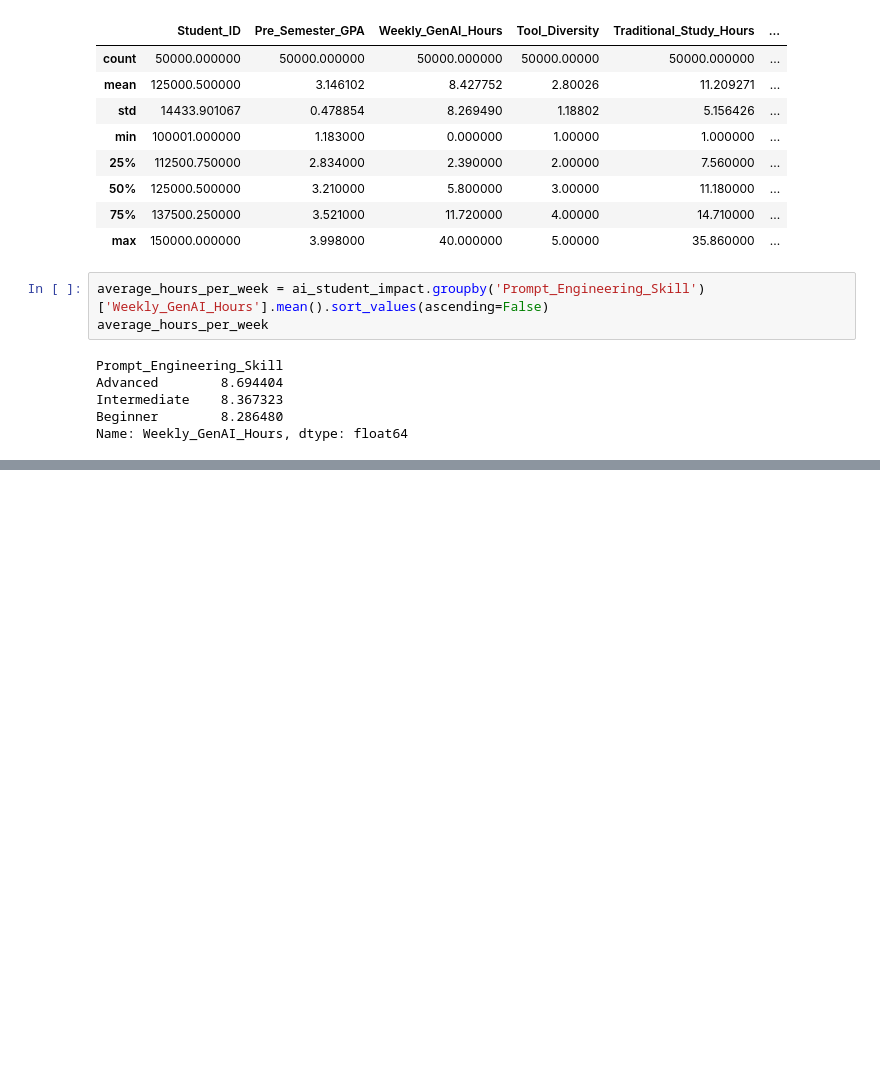
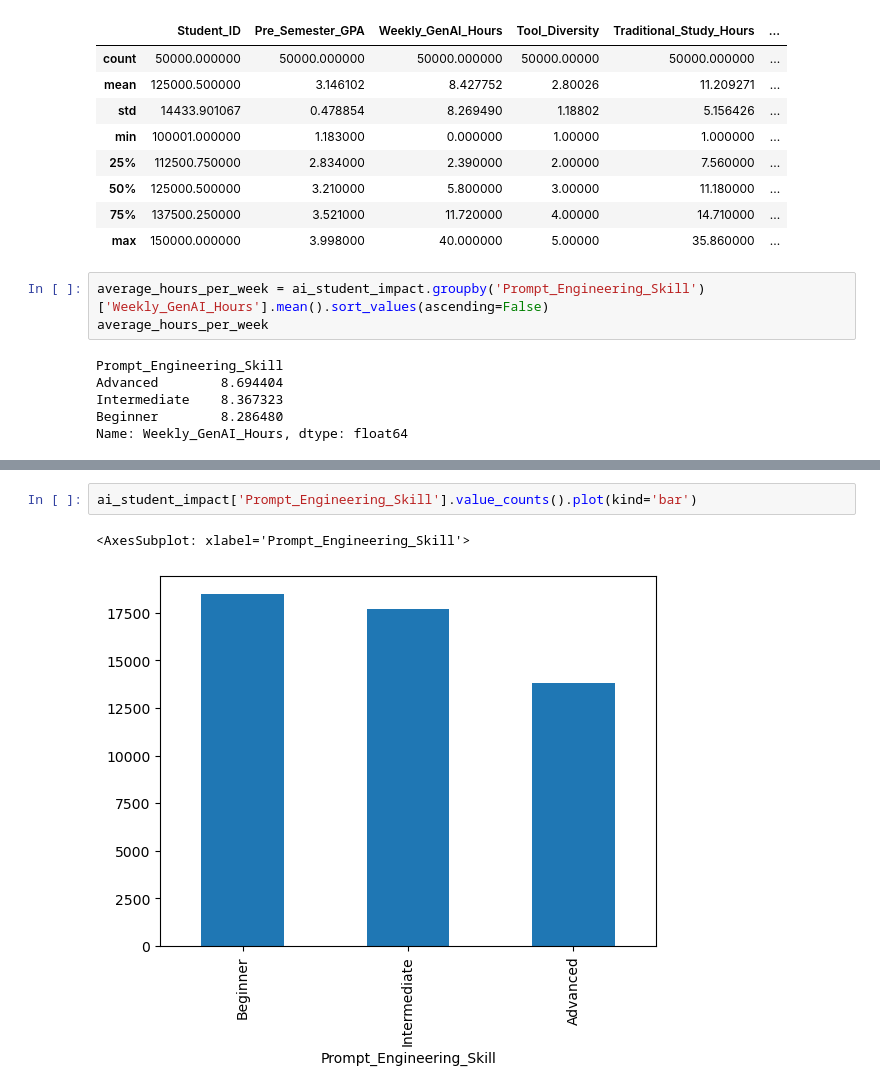
Before and after one commit to Summer-2026-Coding-Club/data-science-fundamentals, a Jupyter notebook: ai_impact_on_students.ipynb, the cells around one changed output, grey strips where cells are left out. Cells and saved outputs as stored; diff of their text form; blank space fills up the shorter version.

```diff
--- a/ai_impact_on_students.ipynb
+++ b/ai_impact_on_students.ipynb
@@ -100,0 +120,5 @@ Name: Weekly_GenAI_Hours, dtype: float64
+# %%
+ai_student_impact['Prompt_Engineering_Skill'].value_counts().plot(kind='bar')
+# %% [output]
+<AxesSubplot: xlabel='Prompt_Engineering_Skill'>
+[figure, added]
```
Also changed, not shown: parts of 6 cells of this notebook, 1 other file.
